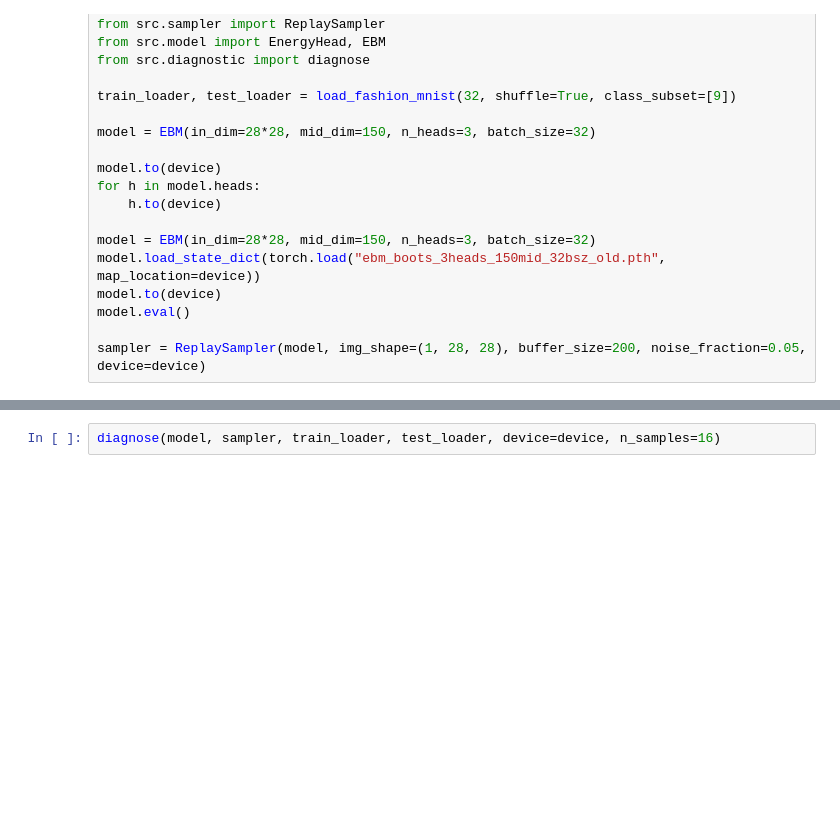
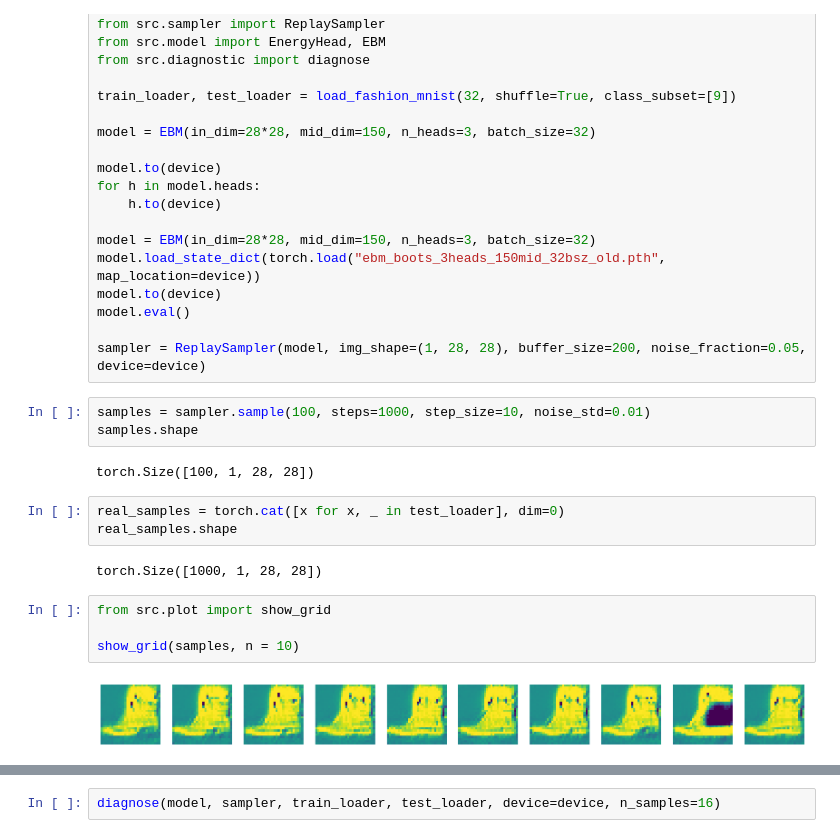
Before and after one commit to marco-cartago/EbmFcT, a Jupyter notebook: refactor_code/test.ipynb, the cells around one changed output, grey strips where cells are left out. Drawn from its saved outputs; the diff is of its cells as text; blank space fills up the shorter version.

```diff
--- a/refactor_code/test.ipynb
+++ b/refactor_code/test.ipynb
@@ -25,3 +25,19 @@ model.to(device)
 model.eval()
 
 sampler = ReplaySampler(model, img_shape=(1, 28, 28), buffer_size=200, noise_fraction=0.05, device=device)
+# %%
+samples = sampler.sample(100, steps=1000, step_size=10, noise_std=0.01)
+samples.shape
+# %% [output]
+torch.Size([100, 1, 28, 28])
+# %%
+real_samples = torch.cat([x for x, _ in test_loader], dim=0)
+real_samples.shape
+# %% [output]
+torch.Size([1000, 1, 28, 28])
+# %%
+from src.plot import show_grid
+
+show_grid(samples, n = 10)
+# %% [output]
+[figure, added]
```
Also changed, not shown: parts of 1 cell of this notebook, 2 other files.
